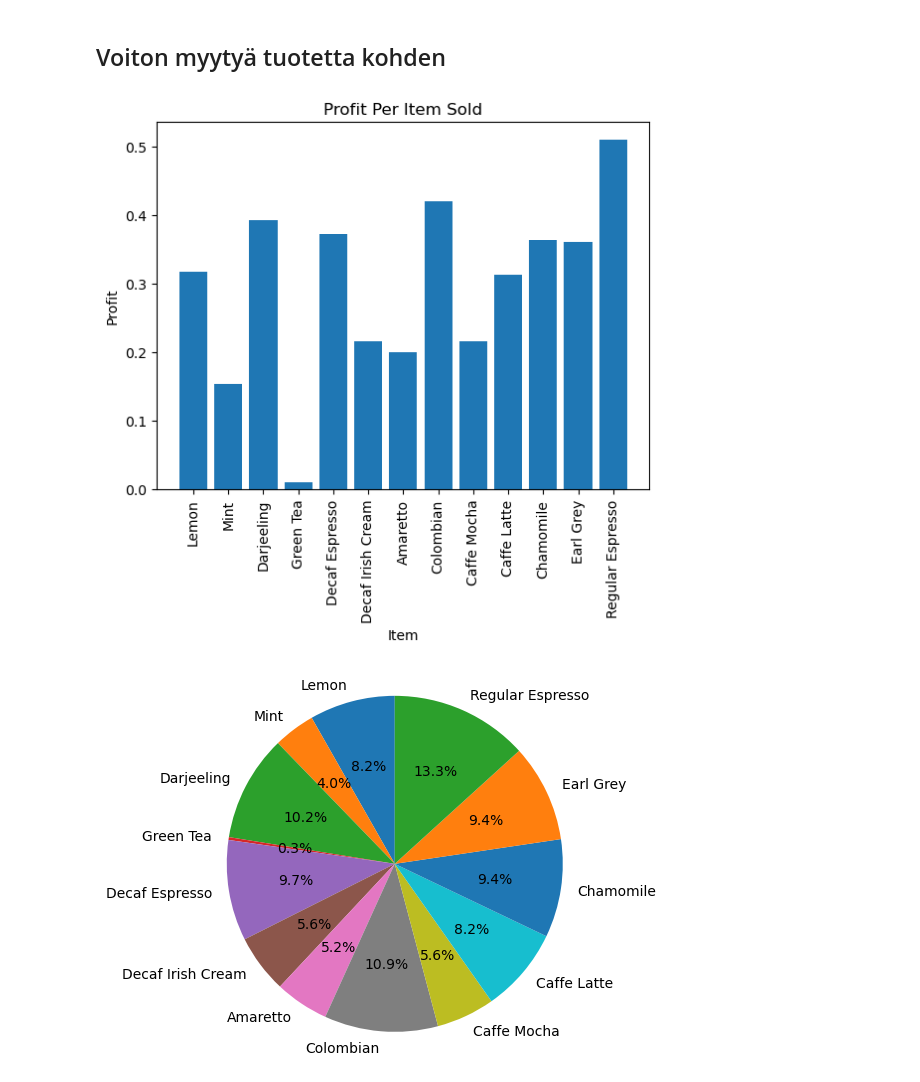
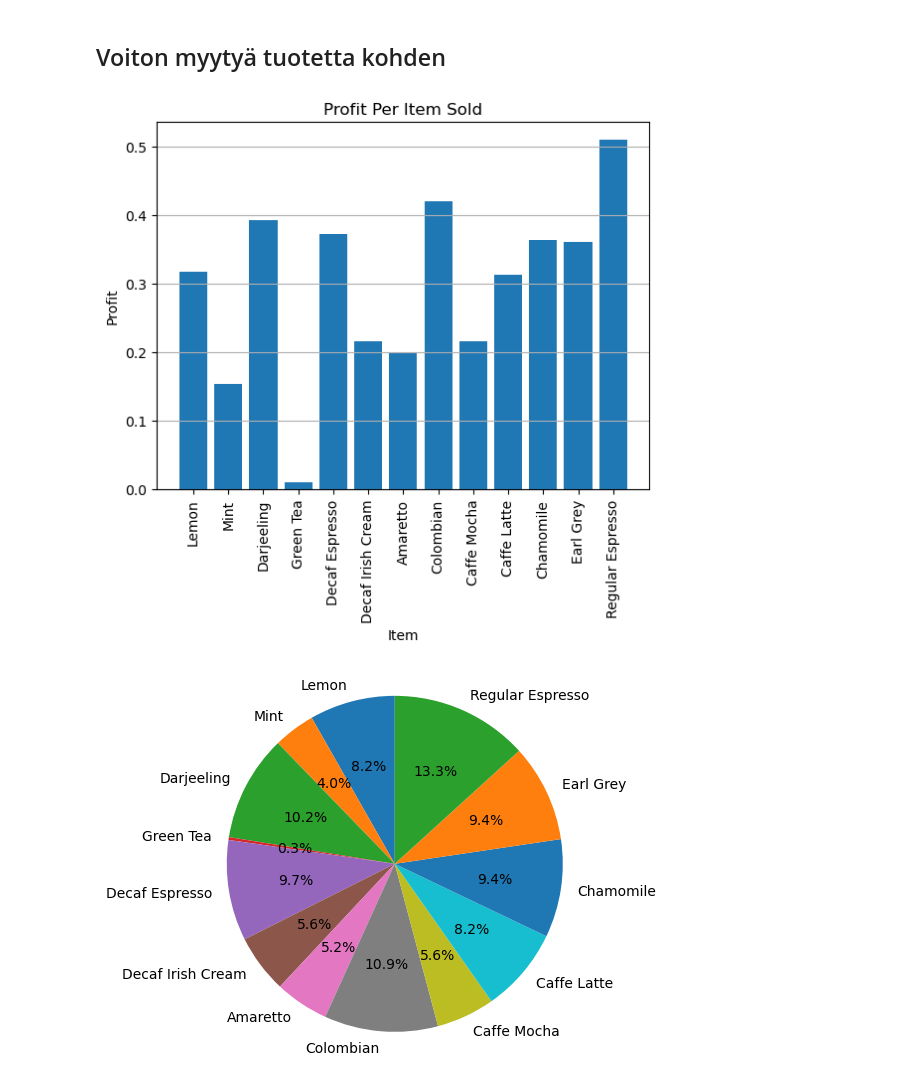
Before and after one commit to R3adyPro/Coffee-Chain-Sales, a Jupyter notebook: main.ipynb, the cells around one changed output. Drawn from its saved outputs; the diff is of its cells as text; code cells hidden in the pictures.

```diff
--- a/main.ipynb
+++ b/main.ipynb
@@ -264,12 +316,13 @@ value = np.array(list(best.values())).ravel()
 # %%
 plt.bar(key, value)
 plt.xlabel('Item')
 plt.ylabel('Profit')
 plt.title('Profit Per Item Sold')
 plt.xticks(rotation='vertical')
+plt.grid(axis='y')
 plt.show()
 # %% [output]
-[figure, old version]
+[figure, new version]
 # %%
 fig2, ax2 = plt.subplots()
 ax2.pie(value, labels=key,  autopct='%.1f%%', startangle=90)
```
Also changed, not shown: parts of 14 cells of this notebook.
